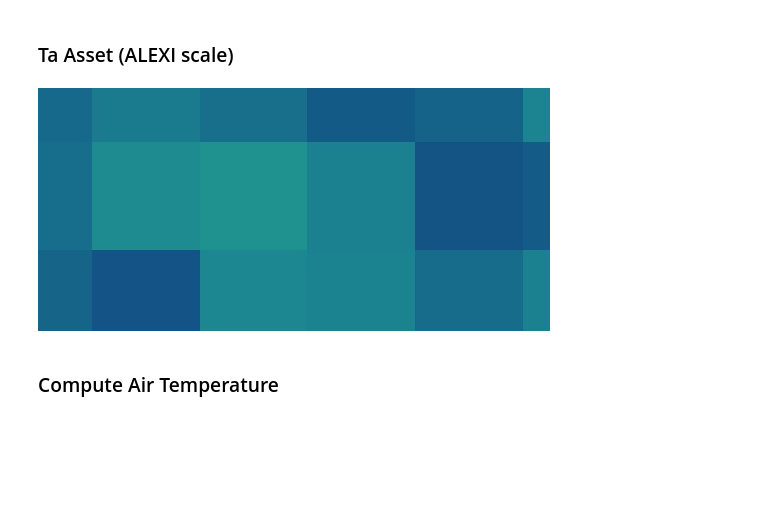
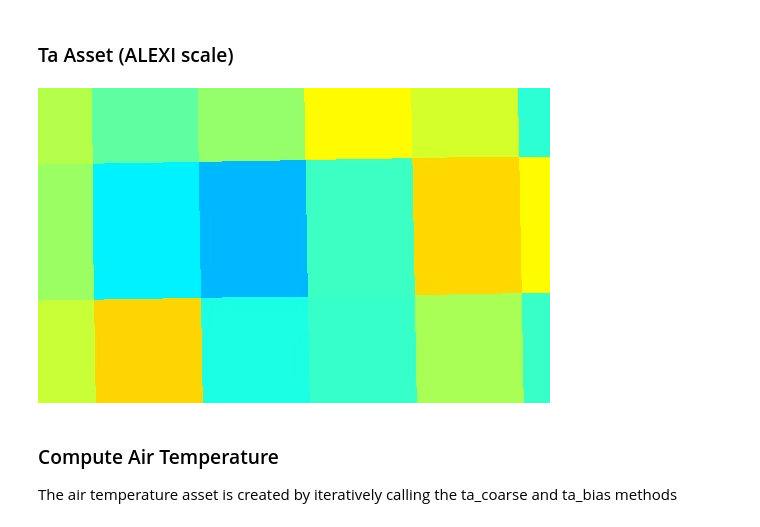
Before and after one commit to Open-ET/openet-disalexi, a Jupyter notebook: examples/landsat_c1_sr_image.ipynb, the cells around one changed output. Saved outputs shown, nothing was run; the diff lists cells and outputs as text; code cells hidden in the pictures; blank space fills up the shorter version.

```diff
--- a/examples/landsat_c1_sr_image.ipynb
+++ b/examples/landsat_c1_sr_image.ipynb
@@ -38,7 +38,8 @@ test_geom = ee.Geometry.Polygon(test_region)
 ssebop_et_palette = [
   'DEC29B', 'E6CDA1', 'EDD9A6', 'F5E4A9', 'FFF4AD', 'C3E683', '6BCC5C',
   '3BB369', '20998F', '1C8691', '16678A', '114982', '0B2C7A']
-ndvi_palette = '#EFE7E1,#003300'
+ndvi_palette = ['EFE7E1', '003300']
+jet_palette = ['0000ff', '00ffff', 'ffff00', 'ff0000']
 # %% [markdown]
 ### Start with a single Landsat 8 TOA image
 # %%
@@ -186,29 +197,17 @@ Image(url=et_url, embed=True, format='png')
 ### Ta Asset (ALEXI scale)
 # %%
 # Same as above but set ta_smooth_flag to False
-model_obj = disalexi.Image(
-    input_img,
-    ta_source='CONUS_V001',
-    alexi_source='CONUS_V001',
-    elevation_source='USGS/SRTMGL1_003',
-    landcover_source='NLCD2011',
-    # landcover_source='GLOBELAND30',
-    rs_daily_source='MERRA2',
-    rs_hourly_source='MERRA2',
-    windspeed_source='CFSV2',
-    stabil_iterations=6,
-    albedo_iterations=3,
-    ta_interp_flag=True,
-    ta_smooth_flag=False,
-)
-ta_url = model_obj.ta.getThumbURL({
-    'region': test_region, 'min': 260, 'max': 310,
-    'palette': ','.join(ssebop_et_palette)})
+model_obj = disalexi.Image(input_img, ta_smooth_flag=False)
+ta_url = model_obj.ta\
+    .reproject(crs=image_crs, crsTransform=image_transform)\
+    .getThumbURL({'region': test_region, 'min': 290, 'max': 310, 'palette': ','.join(jet_palette)})
 Image(url=ta_url, embed=True, format='png')
 # %% [output]
-[figure, old version]
+[figure, new version]
-# %% [markdown]
-### Compute Air Temperature
+# %% [markdown]
+### Compute Air Temperature
+
+The air temperature asset is created by iteratively calling the ta_coarse and ta_bias methods
 # %%
 # image_transform = ee.Image(landsat_img).select('B2').projection().getInfo()['transform']
 # print(image_transform)
```
Also changed, not shown: parts of 13 cells of this notebook.
